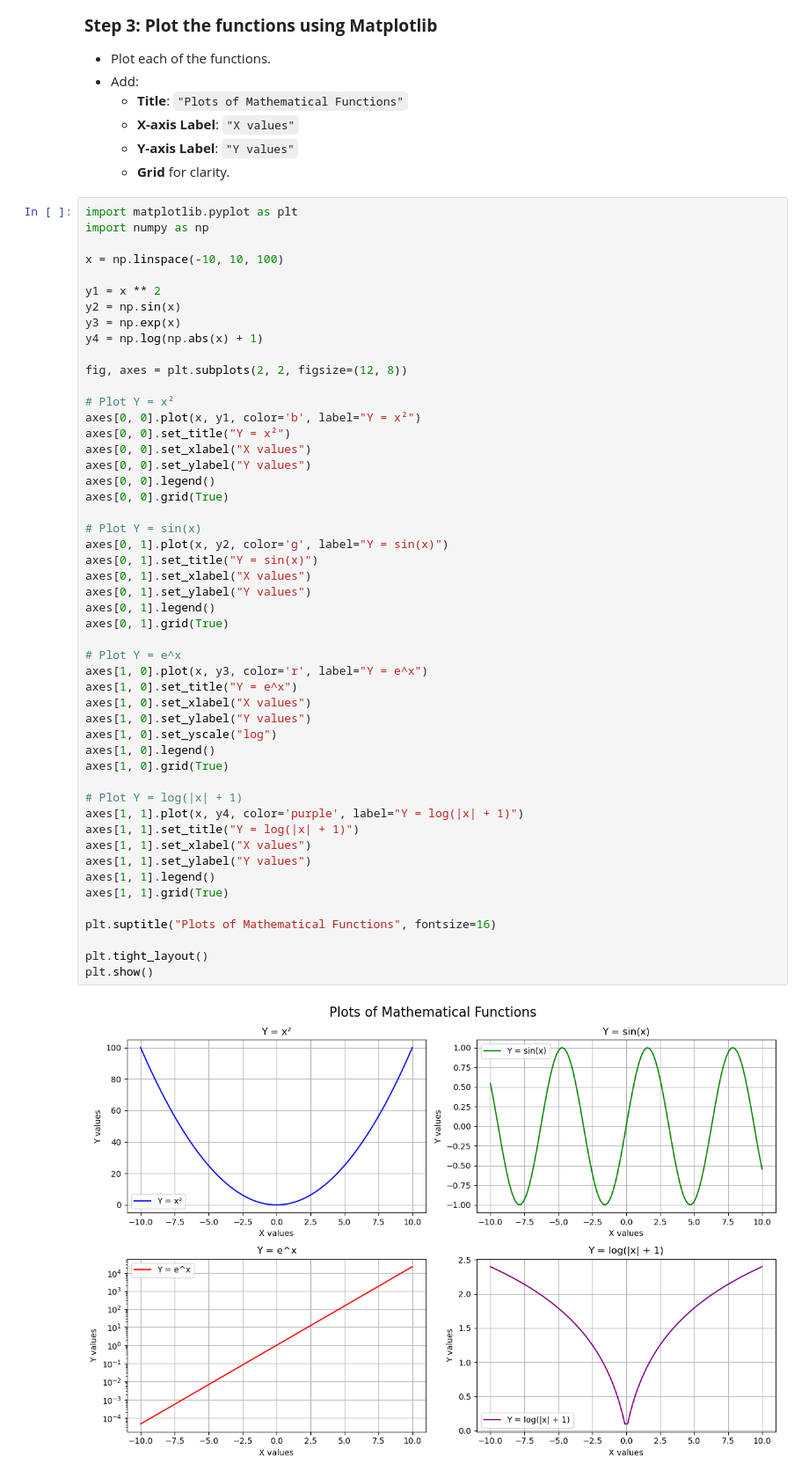
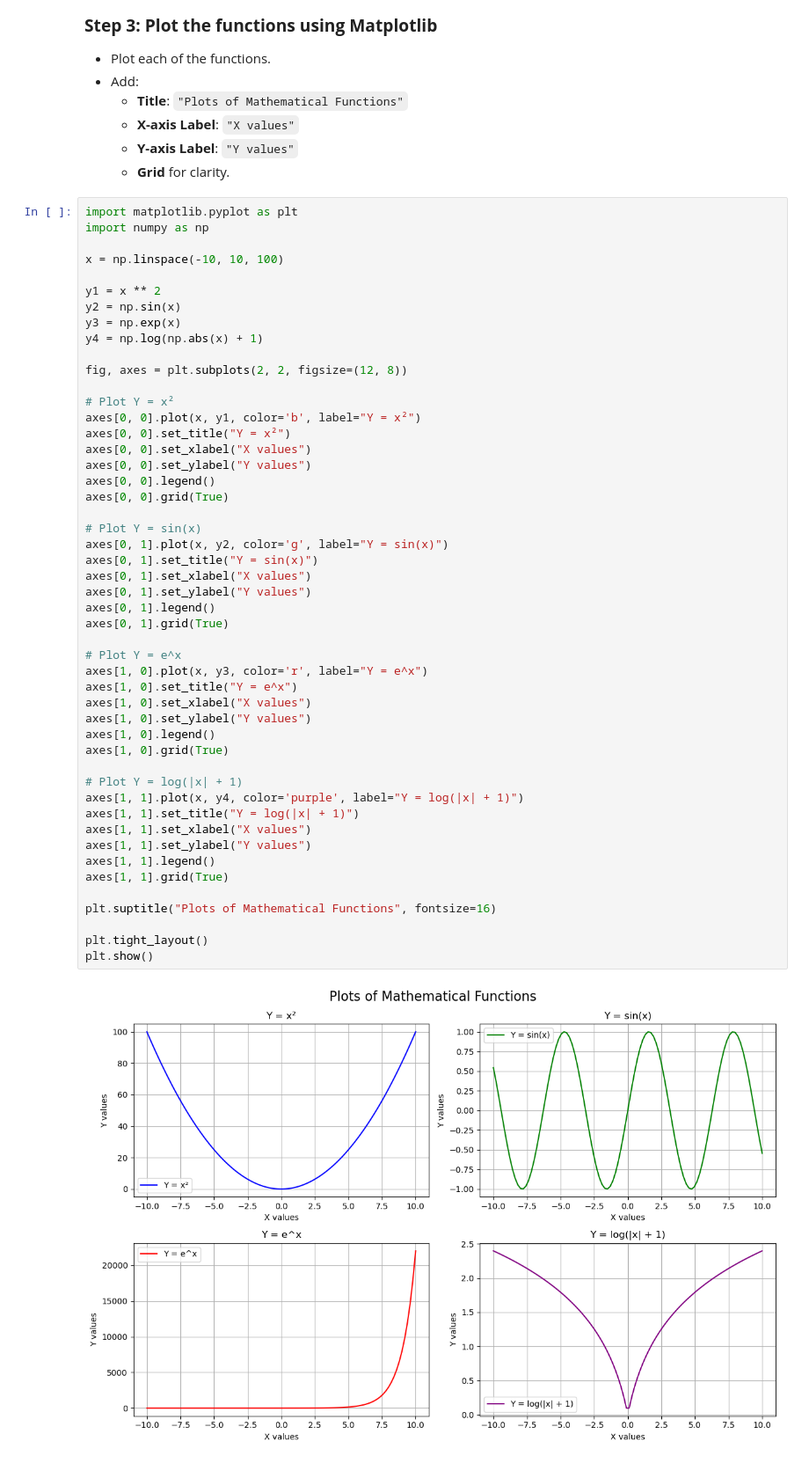
Before and after one commit to siddarthan007/UCS420, a Jupyter notebook: assignment5_102367010.ipynb, the cells around one changed output. Shown: that part at 88% size. Saved outputs shown, nothing was run; the diff lists cells and outputs as text.

```diff
--- a/assignment5_102367010.ipynb
+++ b/assignment5_102367010.ipynb
@@ -167,32 +167,31 @@ axes[0, 0].grid(True)
 
 # Plot Y = sin(x)
 axes[0, 1].plot(x, y2, color='g', label="Y = sin(x)")
 axes[0, 1].set_title("Y = sin(x)")
 axes[0, 1].set_xlabel("X values")
 axes[0, 1].set_ylabel("Y values")
 axes[0, 1].legend()
 axes[0, 1].grid(True)
 
 # Plot Y = e^x
 axes[1, 0].plot(x, y3, color='r', label="Y = e^x")
 axes[1, 0].set_title("Y = e^x")
 axes[1, 0].set_xlabel("X values")
 axes[1, 0].set_ylabel("Y values")
-axes[1, 0].set_yscale("log")
 axes[1, 0].legend()
 axes[1, 0].grid(True)
 
 # Plot Y = log(|x| + 1)
 axes[1, 1].plot(x, y4, color='purple', label="Y = log(|x| + 1)")
 axes[1, 1].set_title("Y = log(|x| + 1)")
 axes[1, 1].set_xlabel("X values")
 axes[1, 1].set_ylabel("Y values")
 axes[1, 1].legend()
 axes[1, 1].grid(True)
 
 plt.suptitle("Plots of Mathematical Functions", fontsize=16)
 
 plt.tight_layout()
 plt.show()
 # %% [output]
-[figure, old version]
+[figure, new version]
```
